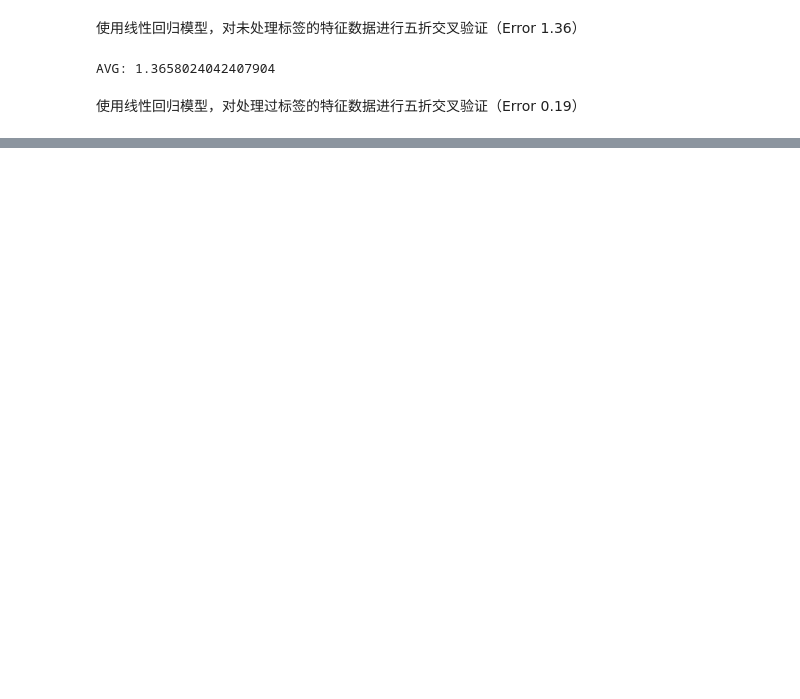
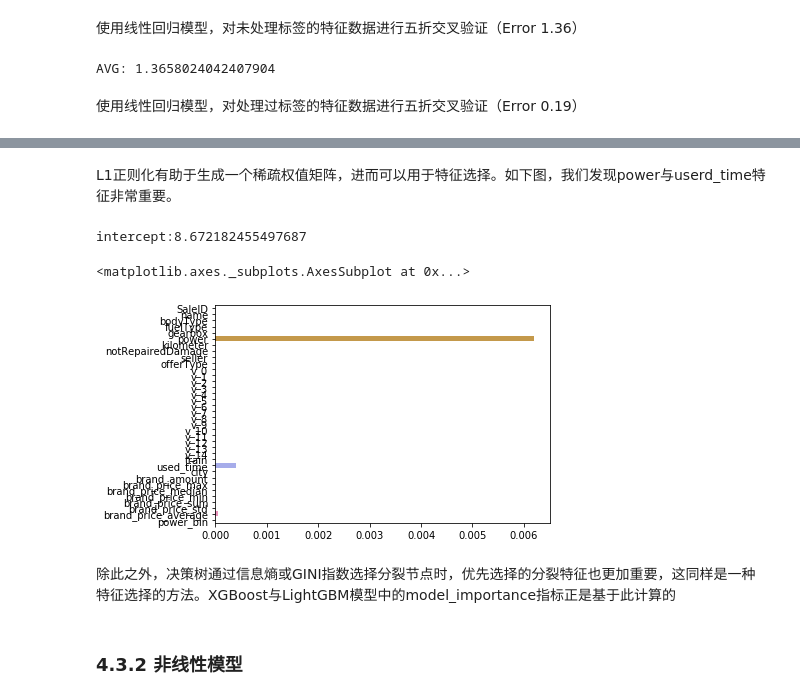
Before and after one commit to NorthblueM/Learning, a Jupyter notebook: Datawhale-Tianchi-DM/Datawhale task4-建模调参.ipynb, the cells around one changed output, grey strips where cells are left out. Cells and saved outputs as stored; diff of their text form; code cells hidden in the pictures; blank space fills up the shorter version.

```diff
--- a/Datawhale-Tianchi-DM/Datawhale task4-建模调参.ipynb
+++ b/Datawhale-Tianchi-DM/Datawhale task4-建模调参.ipynb
@@ -282,0 +465,14 @@ AVG: 1.3658024042407904
+# %% [markdown]
+L1正则化有助于生成一个稀疏权值矩阵，进而可以用于特征选择。如下图，我们发现power与userd_time特征非常重要。
+# %%
+model = Lasso().fit(train_X, train_y_ln)
+print('intercept:'+ str(model.intercept_))
+sns.barplot(abs(model.coef_), continuous_feature_names)
+# %% [output]
+intercept:8.672182455497687
+<matplotlib.axes._subplots.AxesSubplot at 0x...>
+[figure, added]
+# %% [markdown]
+除此之外，决策树通过信息熵或GINI指数选择分裂节点时，优先选择的分裂特征也更加重要，这同样是一种特征选择的方法。XGBoost与LightGBM模型中的model_importance指标正是基于此计算的
+# %% [markdown]
+### 4.3.2 非线性模型
```
Also changed, not shown: parts of 56 cells of this notebook.
